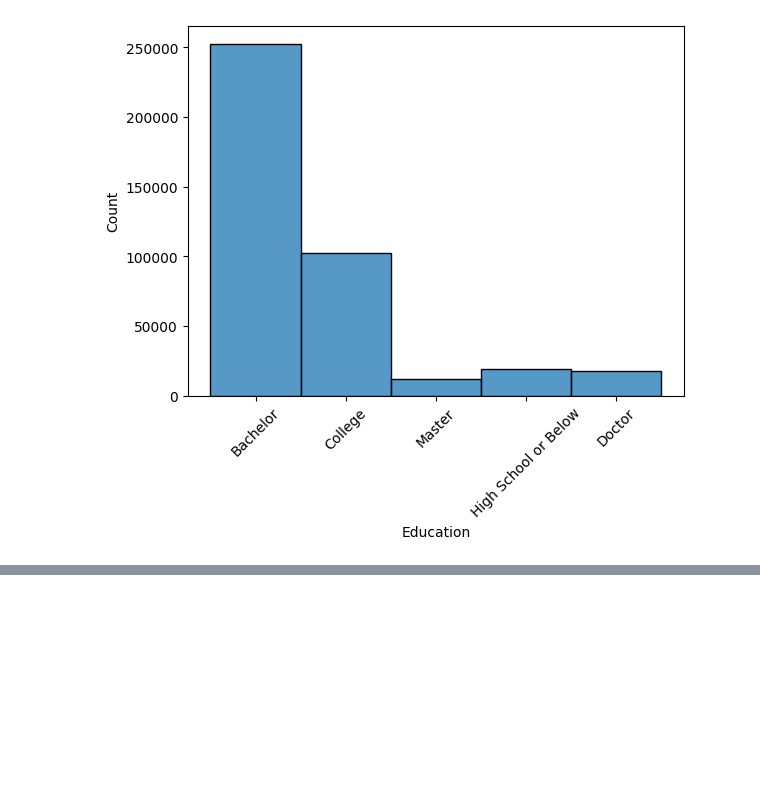
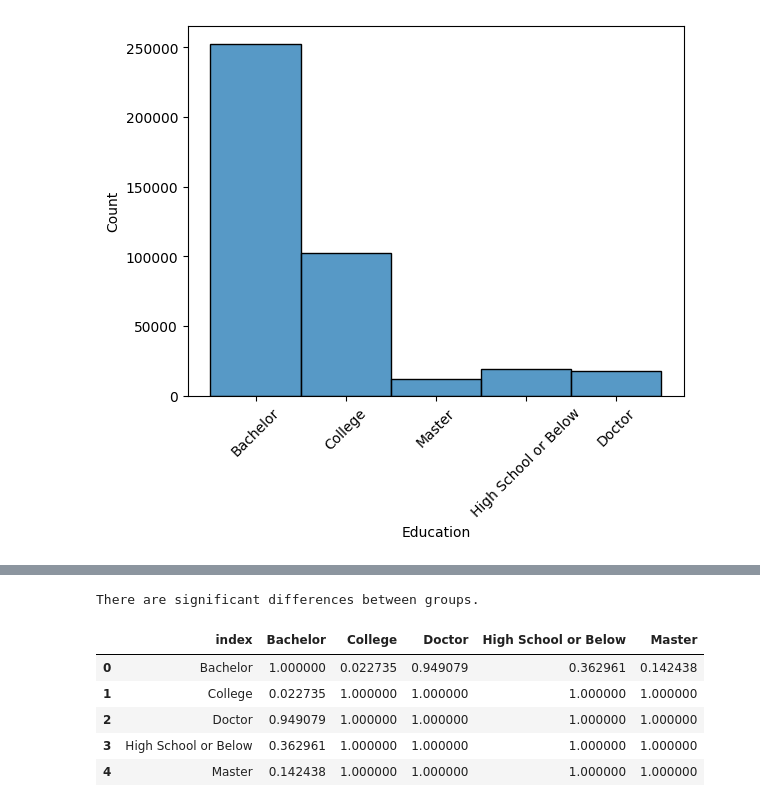
Before and after one commit to Adalab/bda-modulo-3-evaluacion-final-FiSaRaff, a Jupyter notebook: Notebooks/evaluacion_final_fiona.ipynb, the cells around one changed output, grey strips where cells are left out. Saved outputs shown, nothing was run; the diff lists cells and outputs as text; code cells hidden in the pictures; blank space fills up the shorter version.

```diff
--- a/Notebooks/evaluacion_final_fiona.ipynb
+++ b/Notebooks/evaluacion_final_fiona.ipynb
@@ -572,0 +581,29 @@ ValueError: setting an array element with a sequence. The requested array has an
+# %%
+# Since the distribution between groups is not normal and the variances are not homogeneus, we will use the Kruskal-Wallis H test
+# to evaluate if there are significant differences between the medians of each group.
+
+group_data = [merg_df_flights_education[merg_df_flights_education['Education'] == level]['Flights Booked'] for level in merg_df_flights_education['Education'].unique()]
+statistic, p_value = kruskal(*group_data)
+
+if p_value < 0.05:
+    print("There are significant differences between groups.")
+else:
+    print("Thereare NOT significant differences between groups.")
+# %% [output]
+There are significant differences between groups.
+# %%
+# The Kruskal-Wallis test identifies whether there are differences between groups, but it does not reveal the specific relationships between them.
+# To explore these relationships further, a post-hoc comparison is required.
+
+posthoc = posthoc_dunn(merg_df_flights_education, val_col='Flights Booked', group_col='Education', p_adjust='bonferroni') # bonferroni is used to reduce the risk of errors in multiple testing.
+posthoc.reset_index()
+
+# The table below shows significant differences in the number of flights booked between customers with a Bachelor's degree and those with College education.
+# However, there are no significant differences in flight bookings between customers from other educational levels.
+# %% [output]
+|  | index | Bachelor | College | Doctor | High School or Below | Master |
+| 0 | Bachelor | 1.000000 | 0.022735 | 0.949079 | 0.362961 | 0.142438 |
+| 1 | College | 0.022735 | 1.000000 | 1.000000 | 1.000000 | 1.000000 |
+| 2 | Doctor | 0.949079 | 1.000000 | 1.000000 | 1.000000 | 1.000000 |
+| 3 | High School or Below | 0.362961 | 1.000000 | 1.000000 | 1.000000 | 1.000000 |
+| 4 | Master | 0.142438 | 1.000000 | 1.000000 | 1.000000 | 1.000000 |
```
Also changed, not shown: parts of 43 cells of this notebook, 2 other files.
